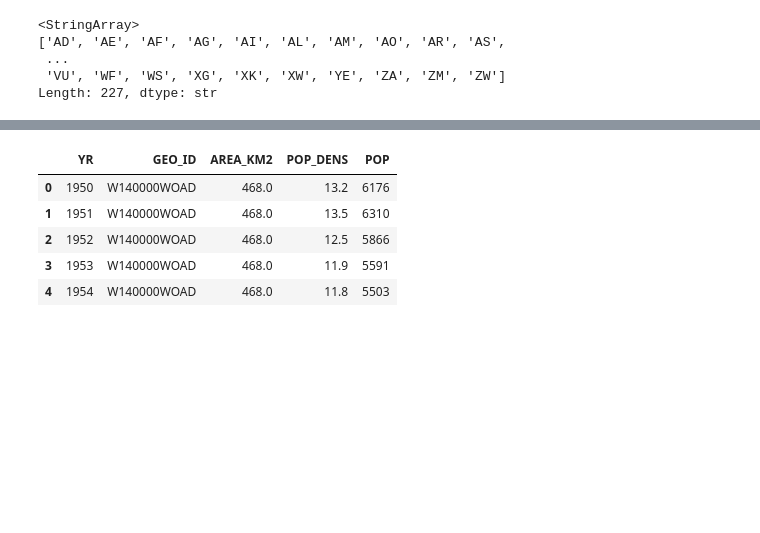
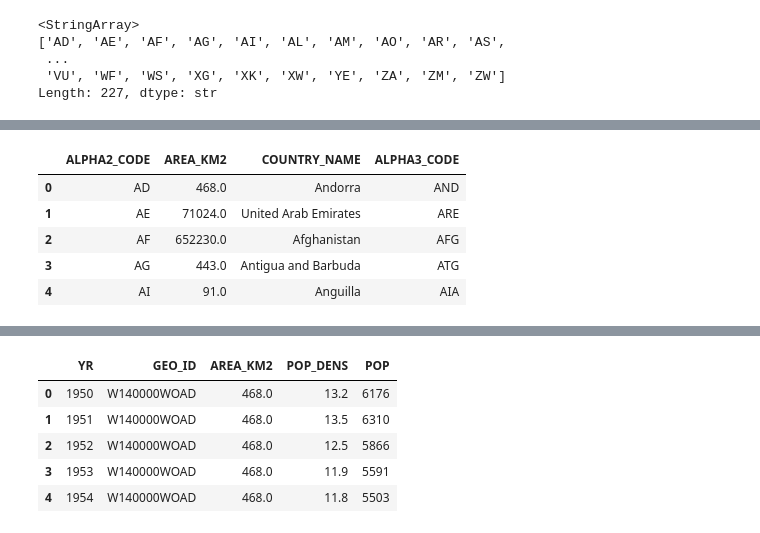
Before and after one commit to Flx232/Census-Dashboard, a Jupyter notebook: exploratory.ipynb, the cells around one changed output, grey strips where cells are left out. Cells and saved outputs as stored; diff of their text form; code cells hidden in the pictures; blank space fills up the shorter version.

```diff
--- a/exploratory.ipynb
+++ b/exploratory.ipynb
@@ -87,0 +130,3 @@ idb5yr_nation.dropna(subset=['COUNTRY'], inplace=True)
+# %%
+alpha2_country_map = cc_cn[['Alpha-2 code', 'Country']].set_index('Alpha-2 code')
+alpha2_country_map.to_dict()['Country']
@@ -87,0 +151,3 @@ idb5yr_nation.dropna(subset=['COUNTRY'], inplace=True)
+# %%
+country_info['COUNTRY_NAME'] =country_info['ALPHA2_CODE'].map(alpha2_country_map.to_dict()['Country'])
+country_info.head()
@@ -87,0 +212,10 @@ idb5yr_nation.dropna(subset=['COUNTRY'], inplace=True)
+# %%
+country_info['ALPHA3_CODE'] =country_info['COUNTRY_NAME'].map(country_alpha_3_map.to_dict()['Alpha-3 code'])
+country_info.head()
+# %% [output]
+|  | ALPHA2_CODE | AREA_KM2 | COUNTRY_NAME | ALPHA3_CODE |
+| 0 | AD | 468.0 | Andorra | AND |
+| 1 | AE | 71024.0 | United Arab Emirates | ARE |
+| 2 | AF | 652230.0 | Afghanistan | AFG |
+| 3 | AG | 443.0 | Antigua and Barbuda | ATG |
+| 4 | AI | 91.0 | Anguilla | AIA |
```
Also changed, not shown: parts of 22 cells of this notebook, 5 other files.
